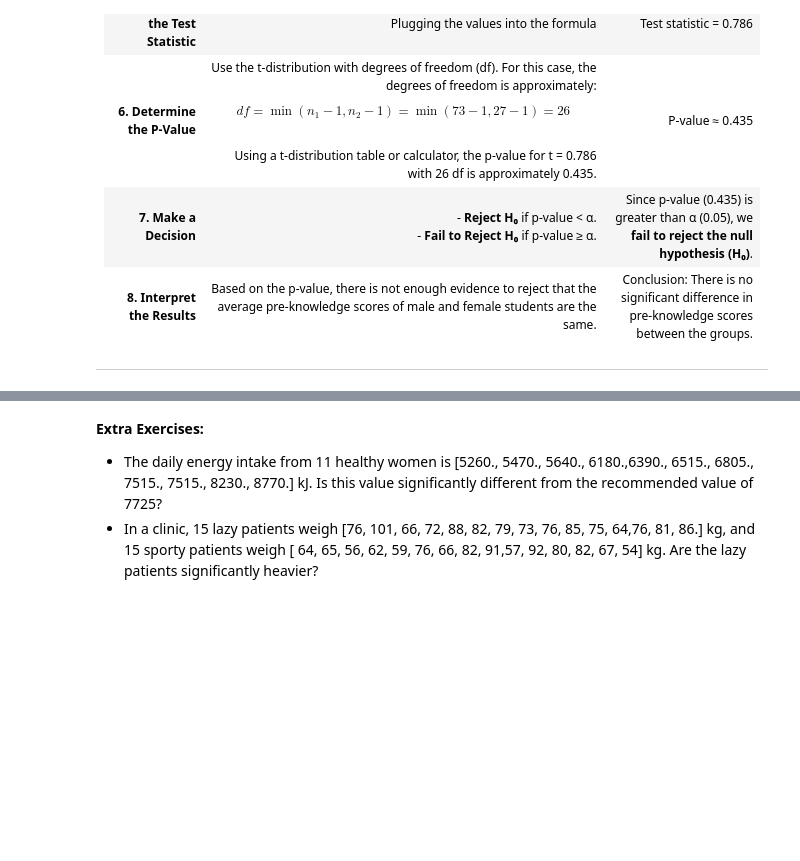
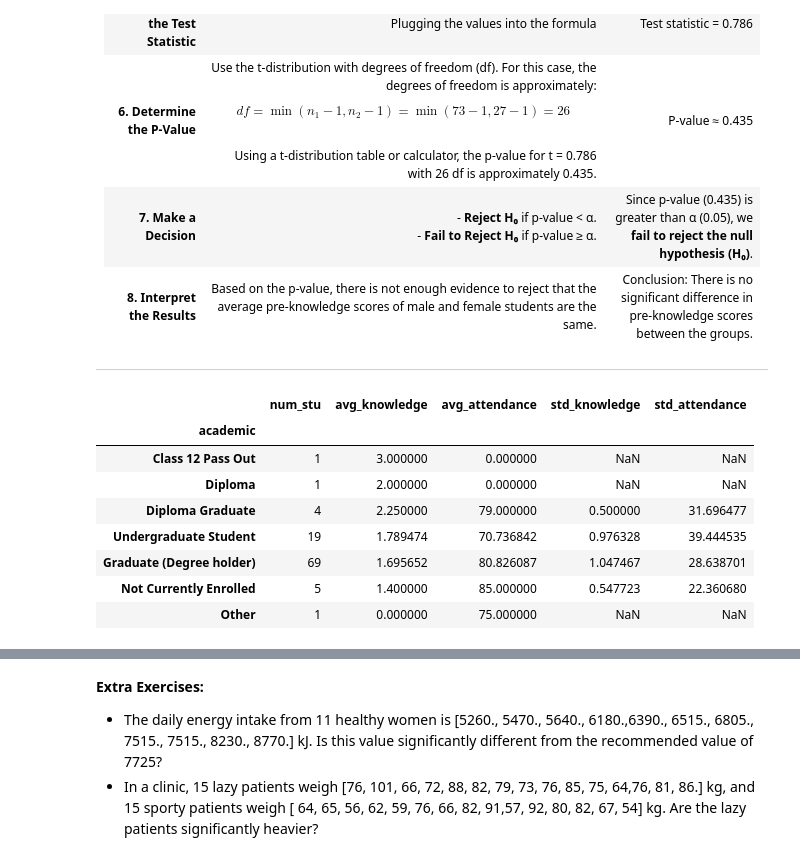
Before and after one commit to myothida/mmdt_statistics, a Jupyter notebook: 03_hypothesis_test.ipynb, the cells around one changed output, grey strips where cells are left out. Cells and saved outputs as stored; diff of their text form; code cells hidden in the pictures; blank space fills up the shorter version.

```diff
--- a/03_hypothesis_test.ipynb
+++ b/03_hypothesis_test.ipynb
@@ -127,3 +149,22 @@ We want to test if there is a significant difference in pre-knowledge scores bet
 | **8. Interpret the Results** | Based on the p-value, there is not enough evidence to reject that the average pre-knowledge scores of male and female students are the same. | Conclusion: There is no significant difference in pre-knowledge scores between the groups. |
 
 ---
+# %%
+df['academic'] = df['academic'].astype('category')
+new_order = ['Class 12 Pass Out', 'Diploma', 'Diploma Graduate', 'Undergraduate Student',
+       'Graduate (Degree holder)', 'Not Currently Enrolled', 'Other']
+df['academic'] =df['academic'].cat.set_categories(new_categories = new_order, ordered = True)
+df_g = df.groupby("academic", observed = True)[['pre_score', 'attendance']].agg(num_stu = ('pre_score','count'),
+                                                                                avg_knowledge = ('pre_score','mean'), avg_attendance = ('attendance','mean'),
+                                                                                std_knowledge = ('pre_score','std'), std_attendance = ('attendance','std'))
+df_g
+# %% [output]
+|  | num_stu | avg_knowledge | avg_attendance | std_knowledge | std_attendance |
+| academic |  |  |  |  |  |
+| Class 12 Pass Out | 1 | 3.000000 | 0.000000 | NaN | NaN |
+| Diploma | 1 | 2.000000 | 0.000000 | NaN | NaN |
+| Diploma Graduate | 4 | 2.250000 | 79.000000 | 0.500000 | 31.696477 |
+| Undergraduate Student | 19 | 1.789474 | 70.736842 | 0.976328 | 39.444535 |
+| Graduate (Degree holder) | 69 | 1.695652 | 80.826087 | 1.047467 | 28.638701 |
+| Not Currently Enrolled | 5 | 1.400000 | 85.000000 | 0.547723 | 22.360680 |
+| Other | 1 | 0.000000 | 75.000000 | NaN | NaN |
```
Also changed, not shown: parts of 6 cells of this notebook, 2 other files.
